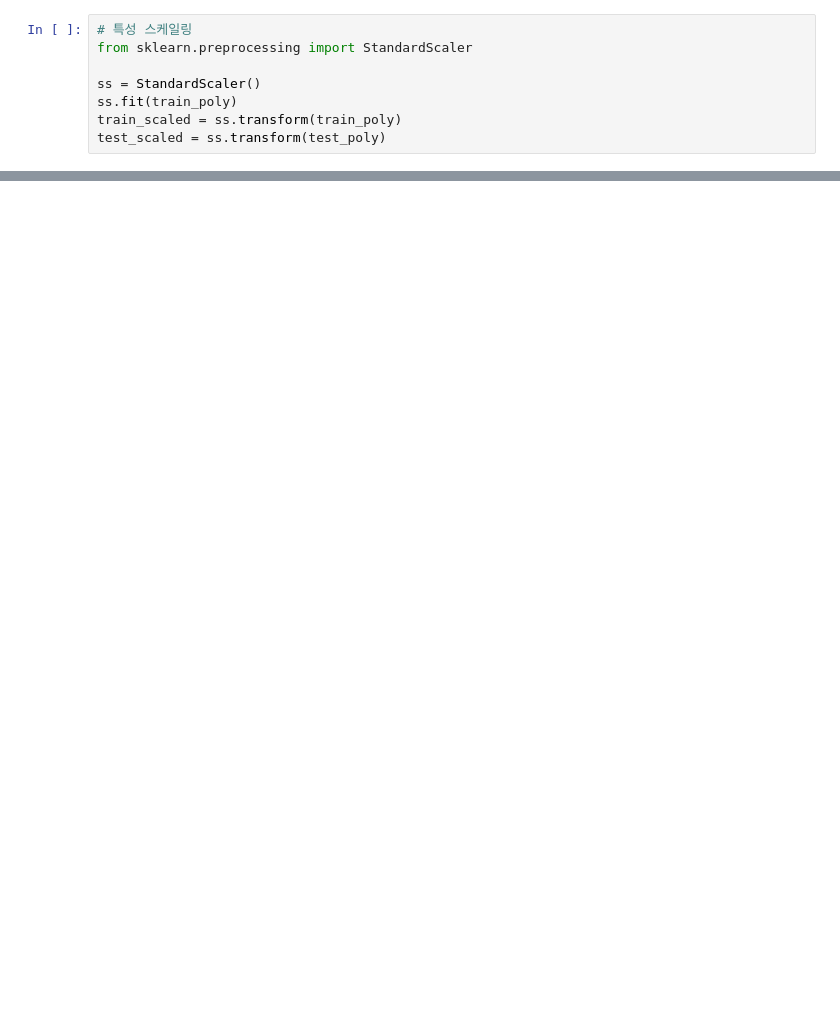
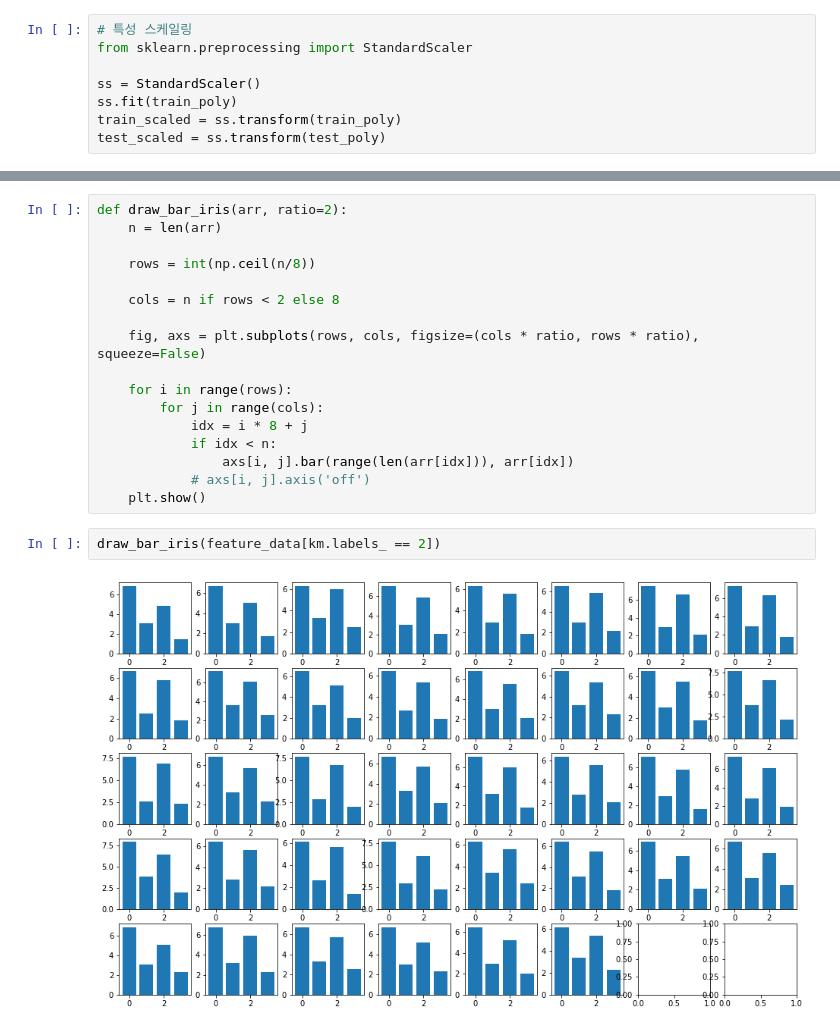
Before and after one commit to py4ine/study_ML, a Jupyter notebook: 20240603_ML_iris.ipynb, the cells around one changed output, grey strips where cells are left out. Drawn from its saved outputs; the diff is of its cells as text; blank space fills up the shorter version.

```diff
--- a/20240603_ML_iris.ipynb
+++ b/20240603_ML_iris.ipynb
@@ -737,0 +488,21 @@ plt.show()
+# %%
+def draw_bar_iris(arr, ratio=2):
+    n = len(arr)
+
+    rows = int(np.ceil(n/8))
+
+    cols = n if rows < 2 else 8
+
+    fig, axs = plt.subplots(rows, cols, figsize=(cols * ratio, rows * ratio), squeeze=False)
+
+    for i in range(rows):
+        for j in range(cols):
+            idx = i * 8 + j
+            if idx < n:
+                axs[i, j].bar(range(len(arr[idx])), arr[idx])
+            # axs[i, j].axis('off')
+    plt.show()
+# %%
+draw_bar_iris(feature_data[km.labels_ == 2])
+# %% [output]
+[figure, added]
```
Also changed, not shown: parts of 72 cells of this notebook.
